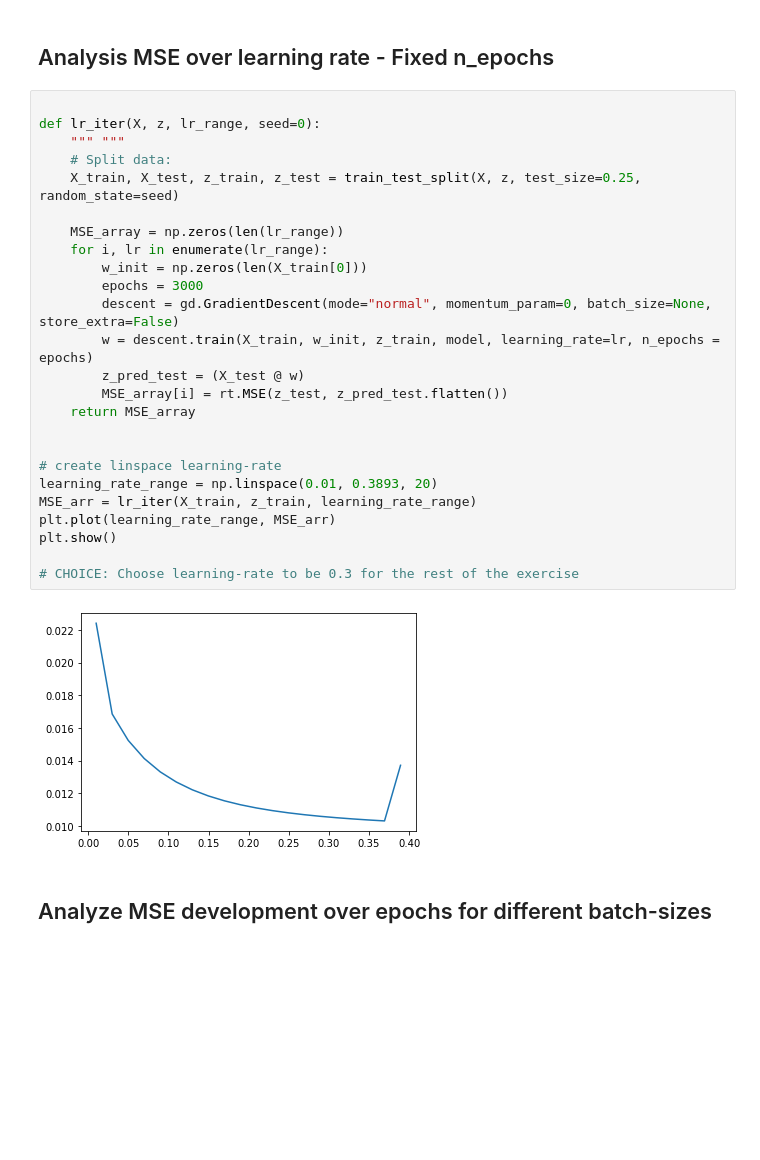
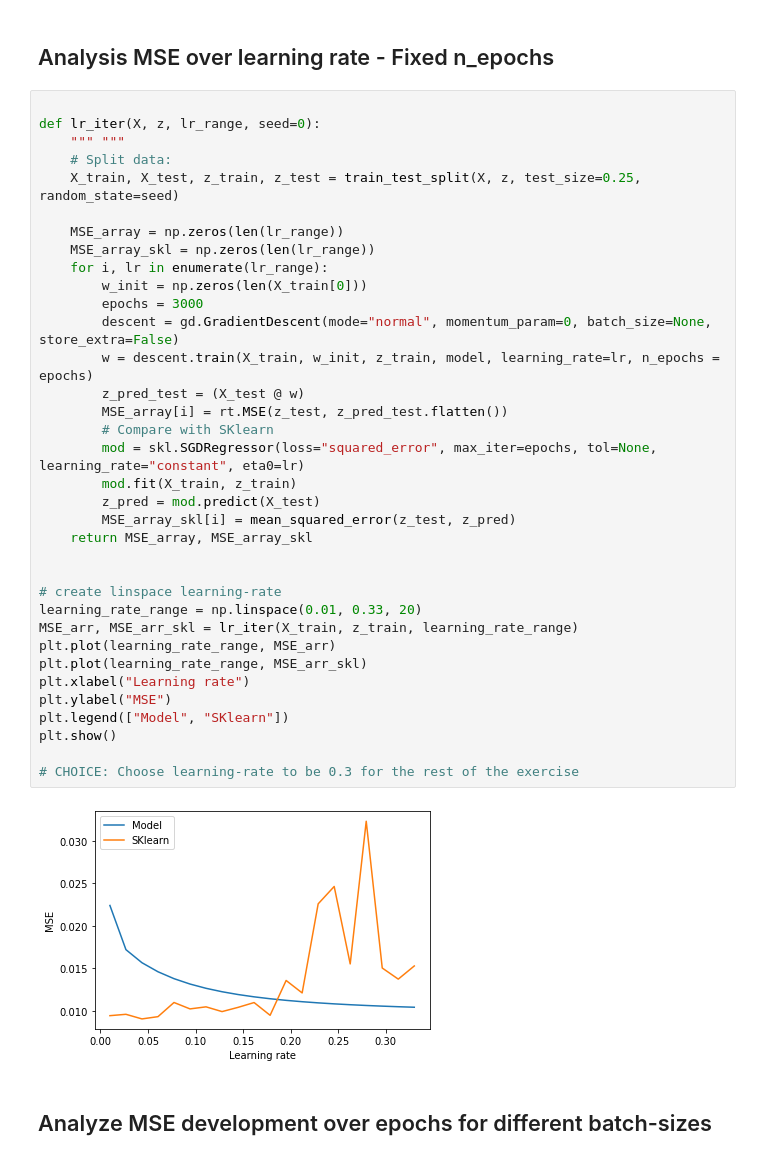
Before and after one commit to carlfre/FYS-STK3155-project-2, a Jupyter notebook: notebooks/gradient_descent_analysis.ipynb, the cells around one changed output. Drawn from its saved outputs; the diff is of its cells as text; blank space fills up the shorter version.

Commit message:
Add gridsearch plot and sklearn comparison

```diff
--- a/notebooks/gradient_descent_analysis.ipynb
+++ b/notebooks/gradient_descent_analysis.ipynb
@@ -80,30 +129,40 @@ plt.show()
 # %%
 
 def lr_iter(X, z, lr_range, seed=0):
     """ """
     # Split data:
     X_train, X_test, z_train, z_test = train_test_split(X, z, test_size=0.25, random_state=seed)
 
     MSE_array = np.zeros(len(lr_range))
+    MSE_array_skl = np.zeros(len(lr_range))
     for i, lr in enumerate(lr_range):
         w_init = np.zeros(len(X_train[0]))
         epochs = 3000
         descent = gd.GradientDescent(mode="normal", momentum_param=0, batch_size=None, store_extra=False)
         w = descent.train(X_train, w_init, z_train, model, learning_rate=lr, n_epochs = epochs)
         z_pred_test = (X_test @ w)
         MSE_array[i] = rt.MSE(z_test, z_pred_test.flatten())
-    return MSE_array
+        # Compare with SKlearn
+        mod = skl.SGDRegressor(loss="squared_error", max_iter=epochs, tol=None, learning_rate="constant", eta0=lr)
+        mod.fit(X_train, z_train)
+        z_pred = mod.predict(X_test)
+        MSE_array_skl[i] = mean_squared_error(z_test, z_pred)
+    return MSE_array, MSE_array_skl
 
 
 # create linspace learning-rate
-learning_rate_range = np.linspace(0.01, 0.3893, 20)
-MSE_arr = lr_iter(X_train, z_train, learning_rate_range)
+learning_rate_range = np.linspace(0.01, 0.33, 20)
+MSE_arr, MSE_arr_skl = lr_iter(X_train, z_train, learning_rate_range)
 plt.plot(learning_rate_range, MSE_arr)
+plt.plot(learning_rate_range, MSE_arr_skl)
+plt.xlabel("Learning rate")
+plt.ylabel("MSE")
+plt.legend(["Model", "SKlearn"])
 plt.show()
 
 # CHOICE: Choose learning-rate to be 0.3 for the rest of the exercise
 # %% [output]
-[figure, old version]
+[figure, new version]
 # %% [markdown]
 ## Analyze MSE development over epochs for different batch-sizes
 # %%
```
Also changed, not shown: parts of 13 cells of this notebook.
